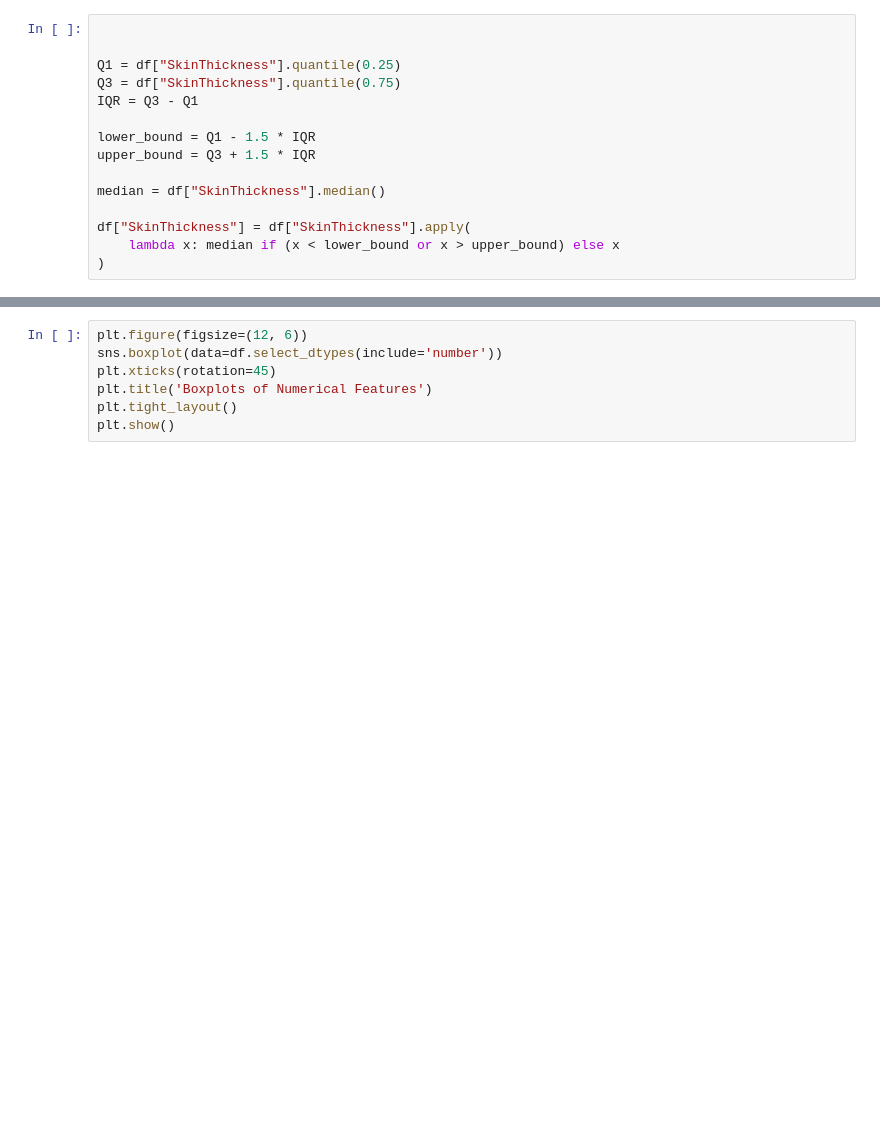
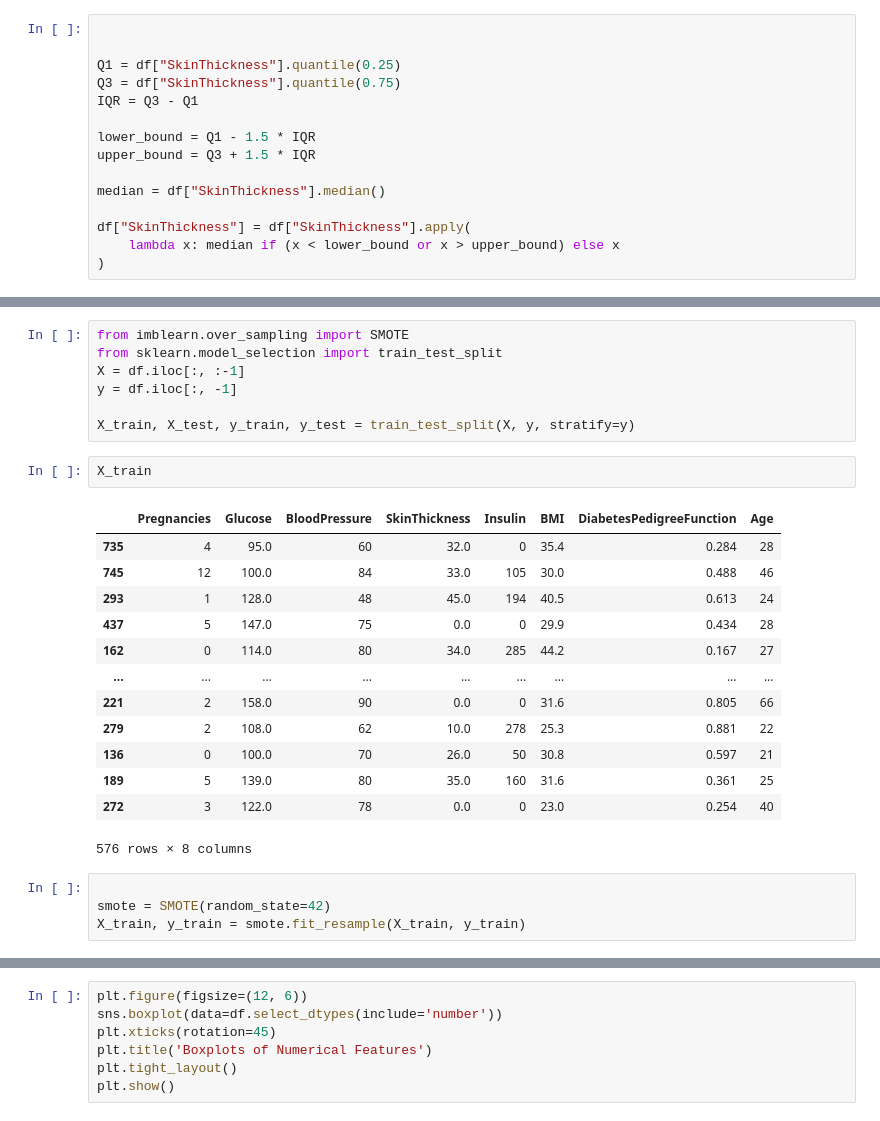
Before and after one commit to shayan-naghizade/ML_Practice, a Jupyter notebook: Diabetes Prediction With KNN/code.ipynb, the cells around one changed output, grey strips where cells are left out. Cells and saved outputs as stored; diff of their text form; blank space fills up the shorter version.

Commit message:
adding SMOTE

```diff
--- a/Diabetes Prediction With KNN/code.ipynb
+++ b/Diabetes Prediction With KNN/code.ipynb
@@ -160,0 +177,27 @@ df["SkinThickness"] = df["SkinThickness"].apply(
+# %%
+from imblearn.over_sampling import SMOTE
+from sklearn.model_selection import train_test_split
+X = df.iloc[:, :-1]
+y = df.iloc[:, -1]
+
+X_train, X_test, y_train, y_test = train_test_split(X, y, stratify=y)
+# %%
+X_train
+# %% [output]
+|  | Pregnancies | Glucose | BloodPressure | SkinThickness | Insulin | BMI | DiabetesPedigreeFunction | Age |
+| 735 | 4 | 95.0 | 60 | 32.0 | 0 | 35.4 | 0.284 | 28 |
+| 745 | 12 | 100.0 | 84 | 33.0 | 105 | 30.0 | 0.488 | 46 |
+| 293 | 1 | 128.0 | 48 | 45.0 | 194 | 40.5 | 0.613 | 24 |
+| 437 | 5 | 147.0 | 75 | 0.0 | 0 | 29.9 | 0.434 | 28 |
+| 162 | 0 | 114.0 | 80 | 34.0 | 285 | 44.2 | 0.167 | 27 |
+| ... | ... | ... | ... | ... | ... | ... | ... | ... |
+| 221 | 2 | 158.0 | 90 | 0.0 | 0 | 31.6 | 0.805 | 66 |
+| 279 | 2 | 108.0 | 62 | 10.0 | 278 | 25.3 | 0.881 | 22 |
+| 136 | 0 | 100.0 | 70 | 26.0 | 50 | 30.8 | 0.597 | 21 |
+| 189 | 5 | 139.0 | 80 | 35.0 | 160 | 31.6 | 0.361 | 25 |
+| 272 | 3 | 122.0 | 78 | 0.0 | 0 | 23.0 | 0.254 | 40 |
+576 rows × 8 columns
+# %%
+
+smote = SMOTE(random_state=42)
+X_train, y_train = smote.fit_resample(X_train, y_train)
```
Also changed, not shown: parts of 7 cells of this notebook.
